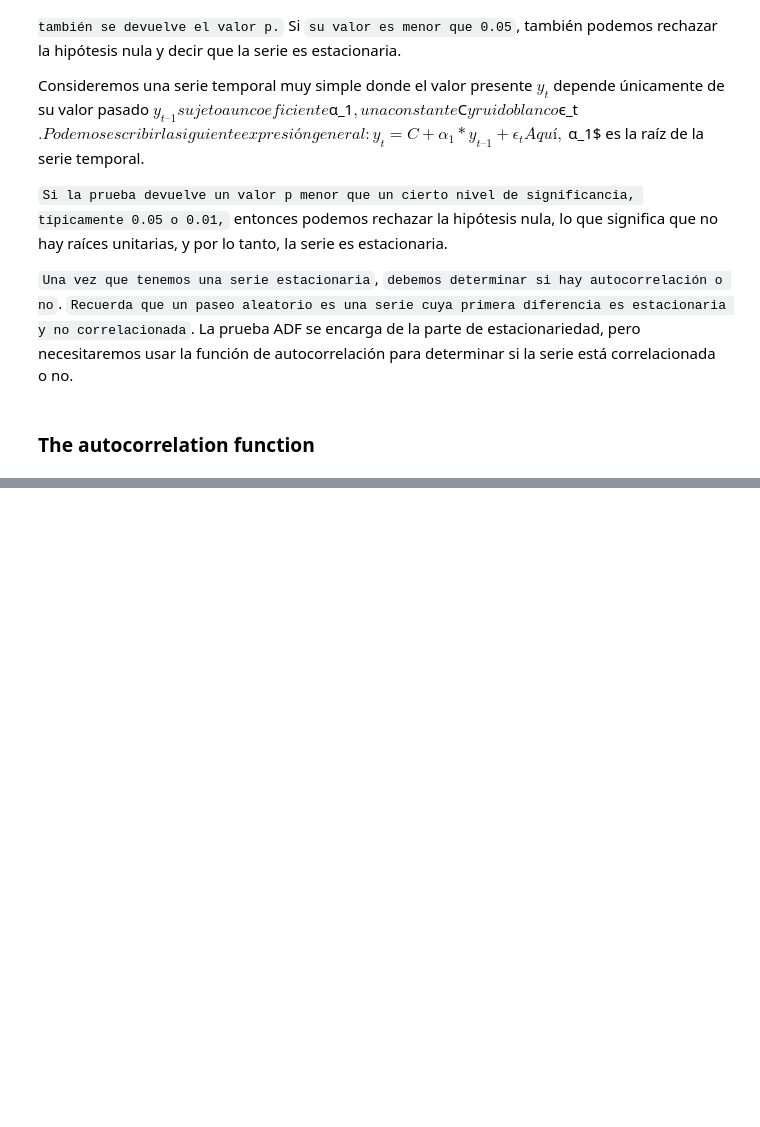
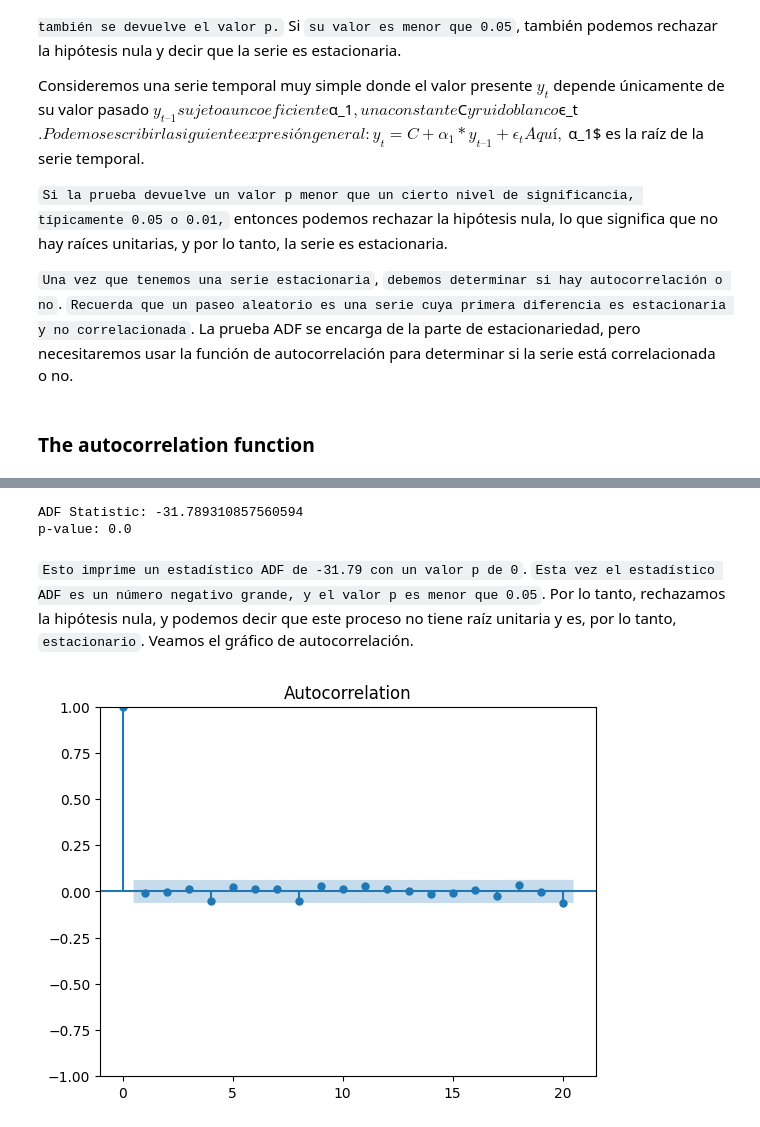
Before and after one commit to luiscxz/Series-Temporales, a Jupyter notebook: Cap3-Haciendo un paseo aleatorio.ipynb, the cells around one changed output, grey strips where cells are left out. Drawn from its saved outputs; the diff is of its cells as text; code cells hidden in the pictures; blank space fills up the shorter version.

```diff
--- a/Cap3-Haciendo un paseo aleatorio.ipynb
+++ b/Cap3-Haciendo un paseo aleatorio.ipynb
@@ -107,0 +162,13 @@ Aquí, $α_1$ es la raíz de la serie temporal.
+# %%
+ADF_result = adfuller(diff_random_walk)
+print(f'ADF Statistic: {ADF_result[0]}')
+print(f'p-value: {ADF_result[1]}')
+# %% [output]
+ADF Statistic: -31.789310857560594
+p-value: 0.0
+# %% [markdown]
+`Esto imprime un estadístico ADF de -31.79 con un valor p de 0`. `Esta vez el estadístico ADF es un número negativo grande, y el valor p es menor que 0.05`. Por lo tanto, rechazamos la hipótesis nula, y podemos decir que este proceso no tiene raíz unitaria y es, por lo tanto, `estacionario`. Veamos el gráfico de autocorrelación.
+# %%
+plot_acf(diff_random_walk, lags=20);
+# %% [output]
+[figure, added]
```
Also changed, not shown: parts of 26 cells of this notebook, 2 other files.
